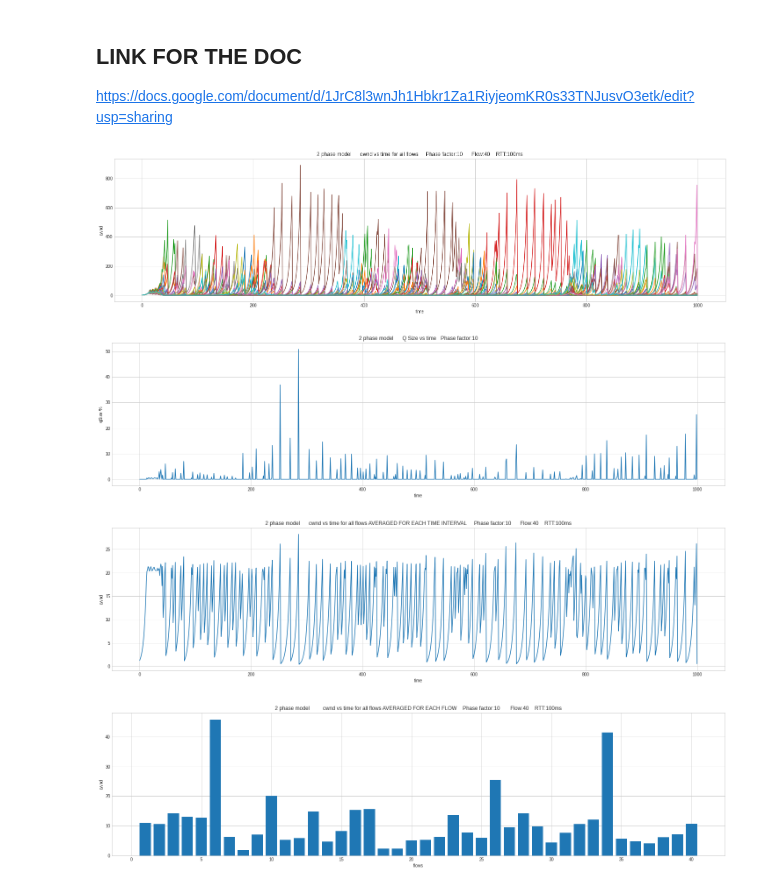
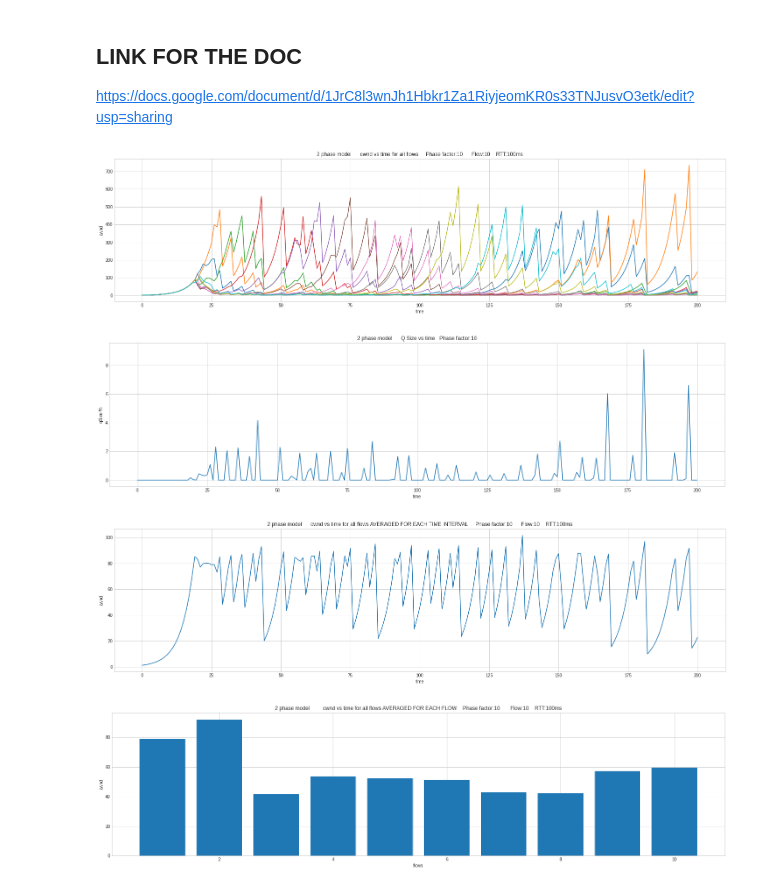
Before and after one commit to divyashk/TCP-BBR-ns3, a Jupyter notebook: dumbell-ns3/2-phase/cal.ipynb, the cells around one changed output. Saved outputs shown, nothing was run; the diff lists cells and outputs as text; code cells hidden in the pictures.

Commit message:
Changed the units from bytes to packets

```diff
--- a/dumbell-ns3/2-phase/cal.ipynb
+++ b/dumbell-ns3/2-phase/cal.ipynb
@@ -89,63 +89,61 @@ def plotvstime_avg_each_flow(values_dict_n, xlabel, ylabel, title, n_flows):
 # %%
 # Discrete time interval
 deltaTime_str = "1sec"
+pktsize = 1500
+n_flows = 10
+phase_factor = 10
+RTT_str = "100ms"
+
+
+starttime = 0
+endtime = 200
+
 deltaTime = convTime(deltaTime_str)
+RTT = convTime(RTT_str)
 
 class queueObj:
-    maxSizeBytes = 0
-    currSizeBytes = 0.00000000001
+    maxSizePkts = 0
+    currSizePkts = 0
 
     # will get updated after constructor call
     btlnkBandwidth = 1
-    queueingDelay = currSizeBytes/btlnkBandwidth
+    queueingDelay = currSizePkts/btlnkBandwidth
 
-    def __init__(self, maxSizeBytes, btlnkBandwidth):
-        self.maxSizeBytes = maxSizeBytes
+    def __init__(self, maxSizePkts, btlnkBandwidth):
+        self.maxSizePkts = maxSizePkts
         self.btlnkBandwidth = btlnkBandwidth
 
 
-    def updateSize(self, nCwndSizeBytes, RTT):
-        self.currSizeBytes = self.currSizeBytes + deltaTime*(sum(nCwndSizeBytes)/RTT - self.btlnkBandwidth)
-        if self.currSizeBytes < 0 : self.currSizeBytes = 0
+    def updateSize(self, nCwndSizePkts):
+        self.currSizePkts = self.currSizePkts + floor((deltaTime*(sum(nCwndSizePkts)*pktsize/RTT - self.btlnkBandwidth))/pktsize)
+        if self.currSizePkts < 0 : self.currSizePkts = 0
 
-        self.queueingDelay = self.currSizeBytes/self.btlnkBandwidth
+        self.queueingDelay = (self.currSizePkts*pktsize)/self.btlnkBandwidth
 
 
 # Ti : RTT min for a flow i
 # D : Queueing delay for all flows
 def MIMD(qObj, Ti, D, phase_factor):
     # if the queue is 1/3rd( subject to change) filled, then bandwidth is underestimated i.e. pacing controlled
-    if ( qObj.currSizeBytes < qObj.maxSizeBytes/phase_factor ): return (1.25 * Ti)/(Ti + D)
+    if ( qObj.currSizePkts < qObj.maxSizePkts/phase_factor ): return (1.25 * Ti)/(Ti + D)
     # otherwise congestion window controlled
     else: return (2 * Ti)/(Ti + D)
 
 
 
 def Simul():
-    starttime = 0
-    endtime = 1000
-
-
-
-    pktsize = 1500
     queueL = "2084p"
-    queueSizeBytes = pktsize*int(queueL[:-1])
+    queueSizePkts = int(queueL[:-1])
+    queueSizeBytes = pktsize*queueSizePkts
 
     btlnkBandwidth_str = "100Mbps"
     btlnkBandwidth = convBandwidth(btlnkBandwidth_str)
 
-
-    # We will decide the RTT
-    RTT_str = "100ms"
-    RTT = convTime(RTT_str)
-
-    n_flows = 40
-    phase_factor = 10
-    nCwndSize = [pktsize]*n_flows
+    nCwndSize = [1]*n_flows
 
 
     # Creating a queue for the bottleneck link
-    qobj = queueObj(queueSizeBytes, btlnkBandwidth)
+    qobj = queueObj(queueSizePkts, btlnkBandwidth)
 
     nCwndSizeStore = {}
     qSizeStore = {}
@@ -158,37 +156,38 @@ def Simul():
         for i in range(0,n_flows):
 
             nCwndSize[i] = nCwndSize[i] * MIMD(qobj, RTT, qobj.queueingDelay, phase_factor)
 
-            qobj.updateSize(nCwndSize, RTT)
+            qobj.updateSize(nCwndSize)
 
             # storing the number of packets( 1 pkt = 1500 By ) in the congestion windows
             if i not in nCwndSizeStore.keys():
                 nCwndSizeStore[i] = {}
 
-            nCwndSizeStore[i][currtime] = nCwndSize[i]/1500
+            nCwndSizeStore[i][currtime] = nCwndSize[i]
 
         # storing the qsize for plotting
-        qSizeStore[currtime] = qobj.currSizeBytes/qobj.maxSizeBytes
+        qSizeStore[currtime] = qobj.currSizePkts/qobj.maxSizePkts
 
         currtime = currtime + deltaTime
 
     # #plotting individually
     # for i in range(0,n_flows ):
     #     plotvstime(nCwndSizeStore[i], ylabel=f"cwnd {i+1}", xlabel="time", title = f"Congestion windows size vs time     RTT:{RTT_str}")
 
 
 
     # plot in the same graph
     plotvstime_n(nCwndSizeStore, ylabel=f"cwnd", xlabel="time", title = f"2 phase model      cwnd vs time for all flows     Phase factor:{phase_factor}      Flow:{n_flows}    RTT:{RTT_str}", n_flows=n_flows )
 
     plotvstime(qSizeStore, ylabel="qSize %", xlabel="time", title = f"2 phase model      Q Size vs time   Phase factor:{phase_factor}")
 
     plotvstime_n_avg(nCwndSizeStore, ylabel=f"cwnd", xlabel="time", title = f"2 phase model      cwnd vs time for all flows AVERAGED FOR EACH TIME INTERVAL     Phase factor:{phase_factor}      Flow:{n_flows}    RTT:{RTT_str}", n_flows=n_flows )
 
     plotvstime_avg_each_flow(nCwndSizeStore, ylabel=f"cwnd", xlabel="flows", title = f"2 phase model         cwnd vs time for all flows AVERAGED FOR EACH FLOW    Phase factor:{phase_factor}       Flow:{n_flows}    RTT:{RTT_str}", n_flows=n_flows )
+
 Simul()
 # %% [output]
-[figure, old version]
+[figure, new version]
-[figure, old version]
+[figure, new version]
-[figure, old version]
+[figure, new version]
-[figure, old version]
+[figure, new version]
```
Also changed, not shown: parts of 1 cell of this notebook.
